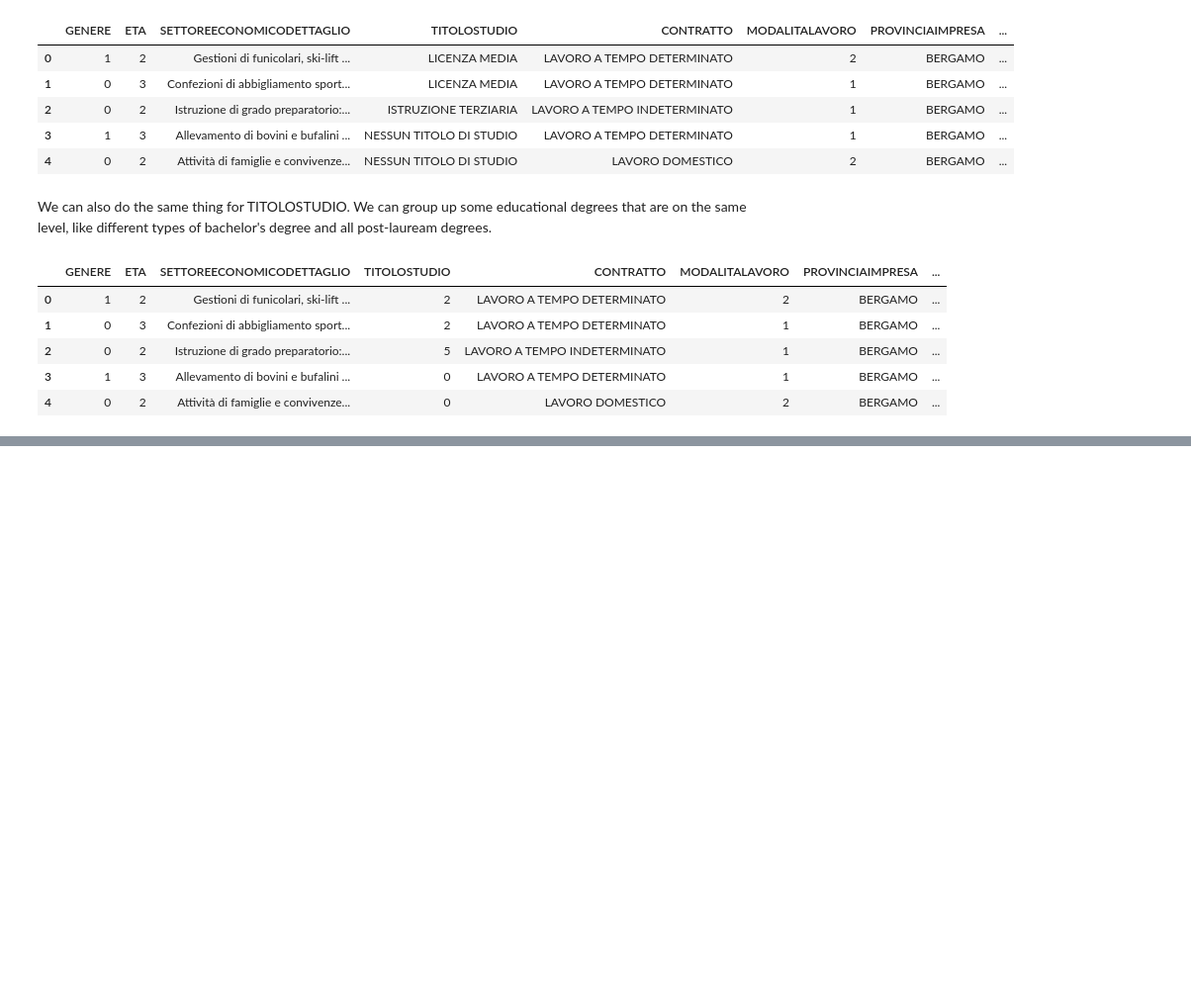
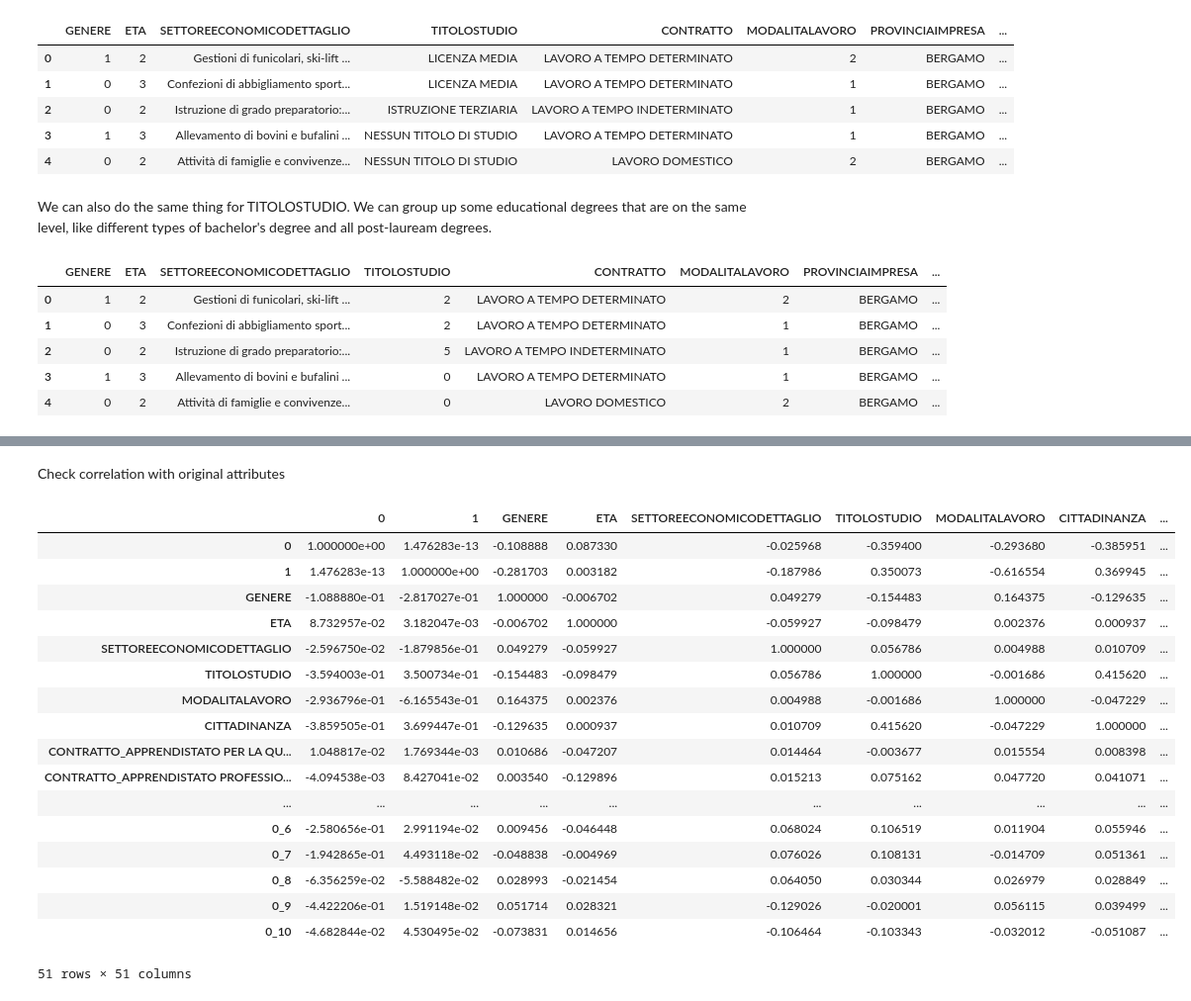
Before and after one commit to BruhZul/DataScienceLaboratory, a Jupyter notebook: Final/Transformation.ipynb, the cells around one changed output, grey strips where cells are left out. Shown at 99% size. Cells and saved outputs as stored; diff of their text form; code cells hidden in the pictures; blank space fills up the shorter version.

```diff
--- a/Final/Transformation.ipynb
+++ b/Final/Transformation.ipynb
@@ -914,0 +1343,12 @@ contract_1819.head()
+# %%
+rows = [0,1]
+for i in range(0,5):
+    a = 2+(10*i)
+    b = a + 10
+    if b > 48:
+        b = 48
+    for j in list(range(a,b)):
+        rows.append(j)
+    print(rows)
+    printPlot(df_corr,rows)
+    rows = [0,1]
@@ -914,0 +1388,9 @@ contract_1819.head()
+# %%
+ttt = []
+for i in range(0,46):
+    k = contract_2021[contract_2021.columns[i]].unique().tolist()
+    if len(k)==1:
+        ttt.append(i)
+
+contract_2021 = contract_2021.drop(contract_2021.columns[ttt], axis=1)
+contract_2021
@@ -914,0 +1413,3 @@ contract_1819.head()
+# %%
+contract_2021 = scaleFeaturesDF(contract_2021)
+contract_2021
@@ -914,0 +1432,5 @@ contract_1819.head()
+# %%
+pca = PCA(copy=True, n_components=2, svd_solver='full', whiten=False)
+T = pca.fit_transform(contract_2021)
+contract_2021_reduced = pd.DataFrame(T)
+contract_2021_reduced
@@ -914,0 +1451,25 @@ contract_1819.head()
+# %% [markdown]
+Check correlation with original attributes
+# %%
+df_corr = pd.concat([contract_2021_reduced, contract_2021], axis = 1)
+df_corr = df_corr.corr()
+df_corr
+# %% [output]
+|  | 0 | 1 | GENERE | ETA | SETTOREECONOMICODETTAGLIO | TITOLOSTUDIO | MODALITALAVORO | CITTADINANZA | ... |
+| 0 | 1.000000e+00 | 1.476283e-13 | -0.108888 | 0.087330 | -0.025968 | -0.359400 | -0.293680 | -0.385951 | ... |
+| 1 | 1.476283e-13 | 1.000000e+00 | -0.281703 | 0.003182 | -0.187986 | 0.350073 | -0.616554 | 0.369945 | ... |
+| GENERE | -1.088880e-01 | -2.817027e-01 | 1.000000 | -0.006702 | 0.049279 | -0.154483 | 0.164375 | -0.129635 | ... |
+| ETA | 8.732957e-02 | 3.182047e-03 | -0.006702 | 1.000000 | -0.059927 | -0.098479 | 0.002376 | 0.000937 | ... |
+| SETTOREECONOMICODETTAGLIO | -2.596750e-02 | -1.879856e-01 | 0.049279 | -0.059927 | 1.000000 | 0.056786 | 0.004988 | 0.010709 | ... |
+| TITOLOSTUDIO | -3.594003e-01 | 3.500734e-01 | -0.154483 | -0.098479 | 0.056786 | 1.000000 | -0.001686 | 0.415620 | ... |
+| MODALITALAVORO | -2.936796e-01 | -6.165543e-01 | 0.164375 | 0.002376 | 0.004988 | -0.001686 | 1.000000 | -0.047229 | ... |
+| CITTADINANZA | -3.859505e-01 | 3.699447e-01 | -0.129635 | 0.000937 | 0.010709 | 0.415620 | -0.047229 | 1.000000 | ... |
+| CONTRATTO_APPRENDISTATO PER LA QU... | 1.048817e-02 | 1.769344e-03 | 0.010686 | -0.047207 | 0.014464 | -0.003677 | 0.015554 | 0.008398 | ... |
+| CONTRATTO_APPRENDISTATO PROFESSIO... | -4.094538e-03 | 8.427041e-02 | 0.003540 | -0.129896 | 0.015213 | 0.075162 | 0.047720 | 0.041071 | ... |
+| ... | ... | ... | ... | ... | ... | ... | ... | ... | ... |
+| 0_6 | -2.580656e-01 | 2.991194e-02 | 0.009456 | -0.046448 | 0.068024 | 0.106519 | 0.011904 | 0.055946 | ... |
+| 0_7 | -1.942865e-01 | 4.493118e-02 | -0.048838 | -0.004969 | 0.076026 | 0.108131 | -0.014709 | 0.051361 | ... |
+| 0_8 | -6.356259e-02 | -5.588482e-02 | 0.028993 | -0.021454 | 0.064050 | 0.030344 | 0.026979 | 0.028849 | ... |
+| 0_9 | -4.422206e-01 | 1.519148e-02 | 0.051714 | 0.028321 | -0.129026 | -0.020001 | 0.056115 | 0.039499 | ... |
+| 0_10 | -4.682844e-02 | 4.530495e-02 | -0.073831 | 0.014656 | -0.106464 | -0.103343 | -0.032012 | -0.051087 | ... |
+51 rows × 51 columns
```
Also changed, not shown: parts of 60 cells of this notebook, 3 other files.
